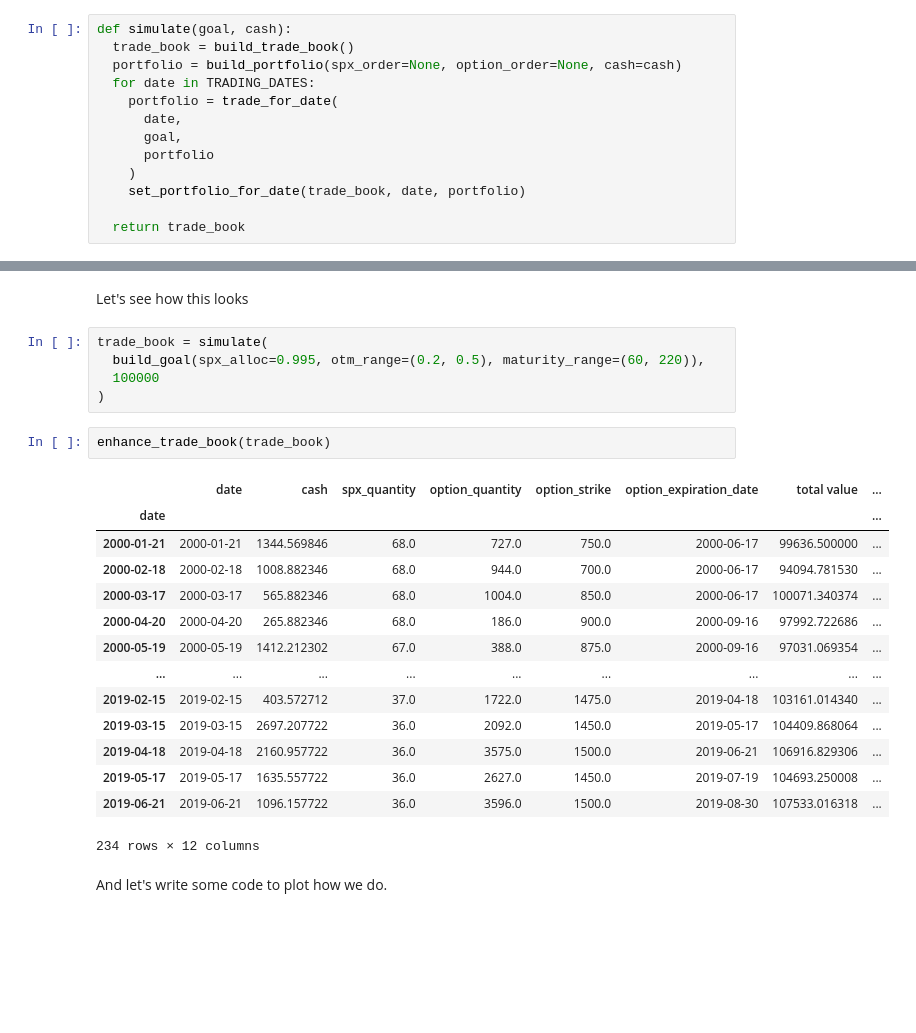
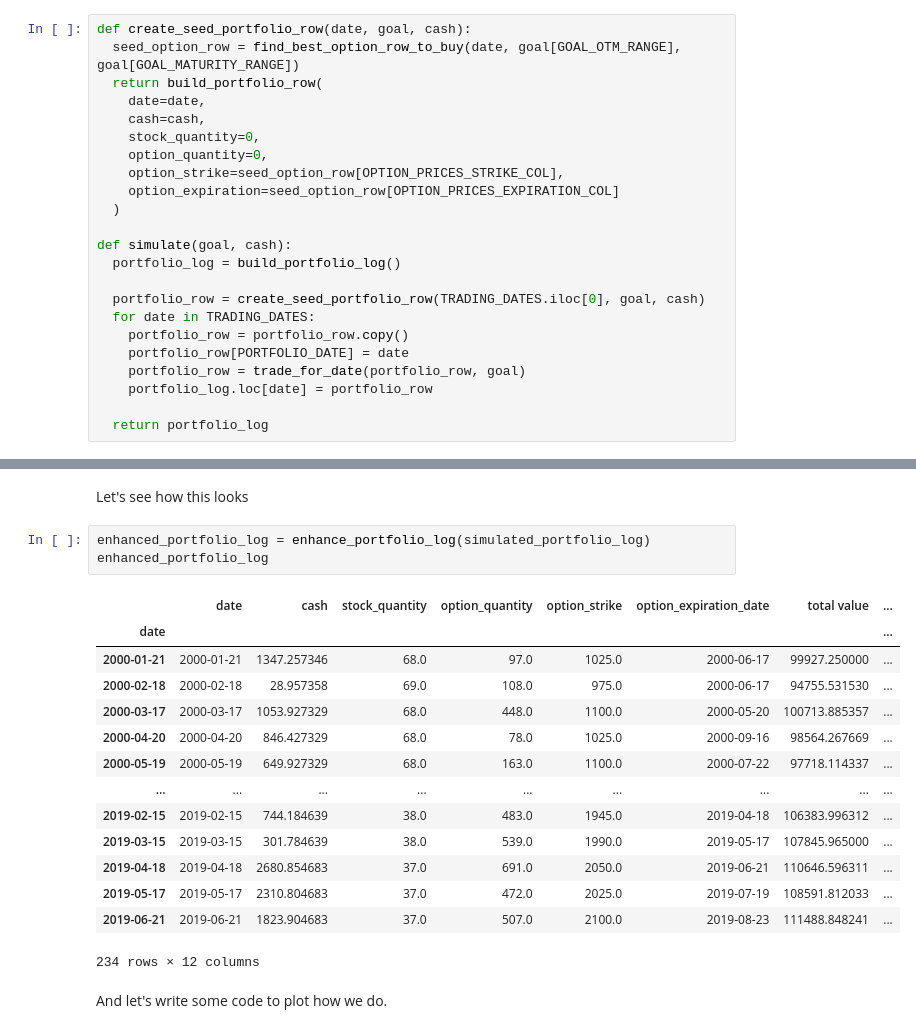
Before and after one commit to stopachka/gamma, a Jupyter notebook: puts_strategy.ipynb, the cells around one changed output, grey strips where cells are left out. Saved outputs shown, nothing was run; the diff lists cells and outputs as text; blank space fills up the shorter version.

```diff
--- a/puts_strategy.ipynb
+++ b/puts_strategy.ipynb
@@ -742,16 +649,26 @@ def trade_for_date(date, goal, portfolio):
 ## Simulation
 # %% [markdown]
 Now, let's write code to run the strategy
-# %%
-def simulate(goal, cash):
-  trade_book = build_trade_book()
-  portfolio = build_portfolio(spx_order=None, option_order=None, cash=cash)
-  for date in TRADING_DATES:
-    portfolio = trade_for_date(
-      date,
-      goal,
-      portfolio
-    )
-    set_portfolio_for_date(trade_book, date, portfolio)
-
-  return trade_book
+# %%
+def create_seed_portfolio_row(date, goal, cash):
+  seed_option_row = find_best_option_row_to_buy(date, goal[GOAL_OTM_RANGE], goal[GOAL_MATURITY_RANGE])
+  return build_portfolio_row(
+    date=date,
+    cash=cash,
+    stock_quantity=0,
+    option_quantity=0,
+    option_strike=seed_option_row[OPTION_PRICES_STRIKE_COL],
+    option_expiration=seed_option_row[OPTION_PRICES_EXPIRATION_COL]
+  )
+
+def simulate(goal, cash):
+  portfolio_log = build_portfolio_log()
+
+  portfolio_row = create_seed_portfolio_row(TRADING_DATES.iloc[0], goal, cash)
+  for date in TRADING_DATES:
+    portfolio_row = portfolio_row.copy()
+    portfolio_row[PORTFOLIO_DATE] = date
+    portfolio_row = trade_for_date(portfolio_row, goal)
+    portfolio_log.loc[date] = portfolio_row
+
+  return portfolio_log
@@ -787,27 +726,23 @@ def enhance_trade_book(trade_book):
 # %% [markdown]
 Let's see how this looks
-# %%
-trade_book = simulate(
-  build_goal(spx_alloc=0.995, otm_range=(0.2, 0.5), maturity_range=(60, 220)),
-  100000
-)
-# %%
-enhance_trade_book(trade_book)
-# %% [output]
-|  | date | cash | spx_quantity | option_quantity | option_strike | option_expiration_date | total value | ... |
-| date |  |  |  |  |  |  |  | ... |
-| 2000-01-21 | 2000-01-21 | 1344.569846 | 68.0 | 727.0 | 750.0 | 2000-06-17 | 99636.500000 | ... |
-| 2000-02-18 | 2000-02-18 | 1008.882346 | 68.0 | 944.0 | 700.0 | 2000-06-17 | 94094.781530 | ... |
-| 2000-03-17 | 2000-03-17 | 565.882346 | 68.0 | 1004.0 | 850.0 | 2000-06-17 | 100071.340374 | ... |
-| 2000-04-20 | 2000-04-20 | 265.882346 | 68.0 | 186.0 | 900.0 | 2000-09-16 | 97992.722686 | ... |
-| 2000-05-19 | 2000-05-19 | 1412.212302 | 67.0 | 388.0 | 875.0 | 2000-09-16 | 97031.069354 | ... |
-| ... | ... | ... | ... | ... | ... | ... | ... | ... |
-| 2019-02-15 | 2019-02-15 | 403.572712 | 37.0 | 1722.0 | 1475.0 | 2019-04-18 | 103161.014340 | ... |
-| 2019-03-15 | 2019-03-15 | 2697.207722 | 36.0 | 2092.0 | 1450.0 | 2019-05-17 | 104409.868064 | ... |
-| 2019-04-18 | 2019-04-18 | 2160.957722 | 36.0 | 3575.0 | 1500.0 | 2019-06-21 | 106916.829306 | ... |
-| 2019-05-17 | 2019-05-17 | 1635.557722 | 36.0 | 2627.0 | 1450.0 | 2019-07-19 | 104693.250008 | ... |
-| 2019-06-21 | 2019-06-21 | 1096.157722 | 36.0 | 3596.0 | 1500.0 | 2019-08-30 | 107533.016318 | ... |
-234 rows × 12 columns
+# %%
+enhanced_portfolio_log = enhance_portfolio_log(simulated_portfolio_log)
+enhanced_portfolio_log
+# %% [output]
+|  | date | cash | stock_quantity | option_quantity | option_strike | option_expiration_date | total value | ... |
+| date |  |  |  |  |  |  |  | ... |
+| 2000-01-21 | 2000-01-21 | 1347.257346 | 68.0 | 97.0 | 1025.0 | 2000-06-17 | 99927.250000 | ... |
+| 2000-02-18 | 2000-02-18 | 28.957358 | 69.0 | 108.0 | 975.0 | 2000-06-17 | 94755.531530 | ... |
+| 2000-03-17 | 2000-03-17 | 1053.927329 | 68.0 | 448.0 | 1100.0 | 2000-05-20 | 100713.885357 | ... |
+| 2000-04-20 | 2000-04-20 | 846.427329 | 68.0 | 78.0 | 1025.0 | 2000-09-16 | 98564.267669 | ... |
+| 2000-05-19 | 2000-05-19 | 649.927329 | 68.0 | 163.0 | 1100.0 | 2000-07-22 | 97718.114337 | ... |
+| ... | ... | ... | ... | ... | ... | ... | ... | ... |
+| 2019-02-15 | 2019-02-15 | 744.184639 | 38.0 | 483.0 | 1945.0 | 2019-04-18 | 106383.996312 | ... |
+| 2019-03-15 | 2019-03-15 | 301.784639 | 38.0 | 539.0 | 1990.0 | 2019-05-17 | 107845.965000 | ... |
+| 2019-04-18 | 2019-04-18 | 2680.854683 | 37.0 | 691.0 | 2050.0 | 2019-06-21 | 110646.596311 | ... |
+| 2019-05-17 | 2019-05-17 | 2310.804683 | 37.0 | 472.0 | 2025.0 | 2019-07-19 | 108591.812033 | ... |
+| 2019-06-21 | 2019-06-21 | 1823.904683 | 37.0 | 507.0 | 2100.0 | 2019-08-23 | 111488.848241 | ... |
+234 rows × 12 columns
 # %% [markdown]
  And let's write some code to plot how we do.
 # %%
```
Also changed, not shown: parts of 74 cells of this notebook.
